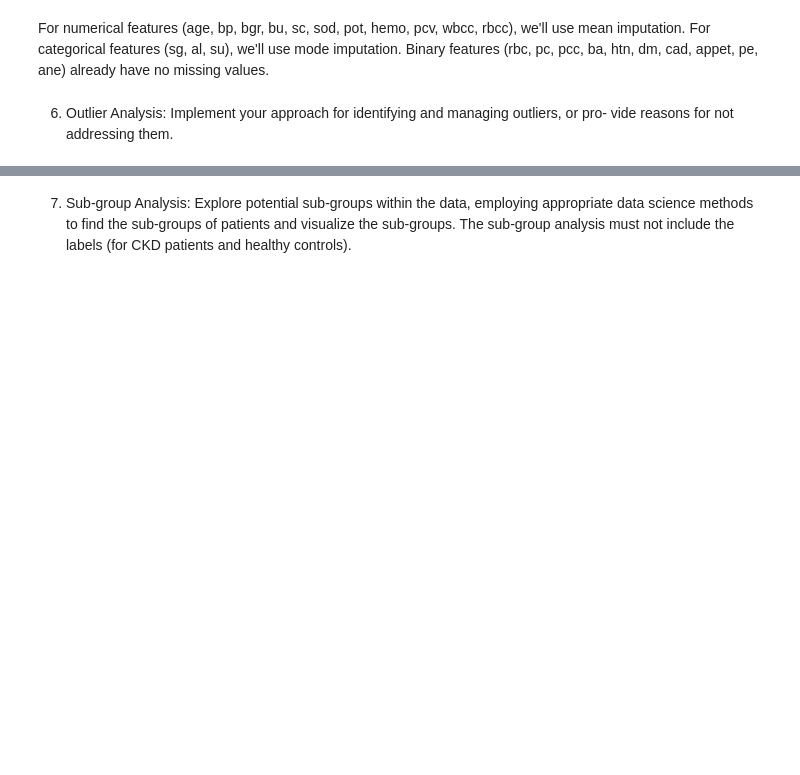
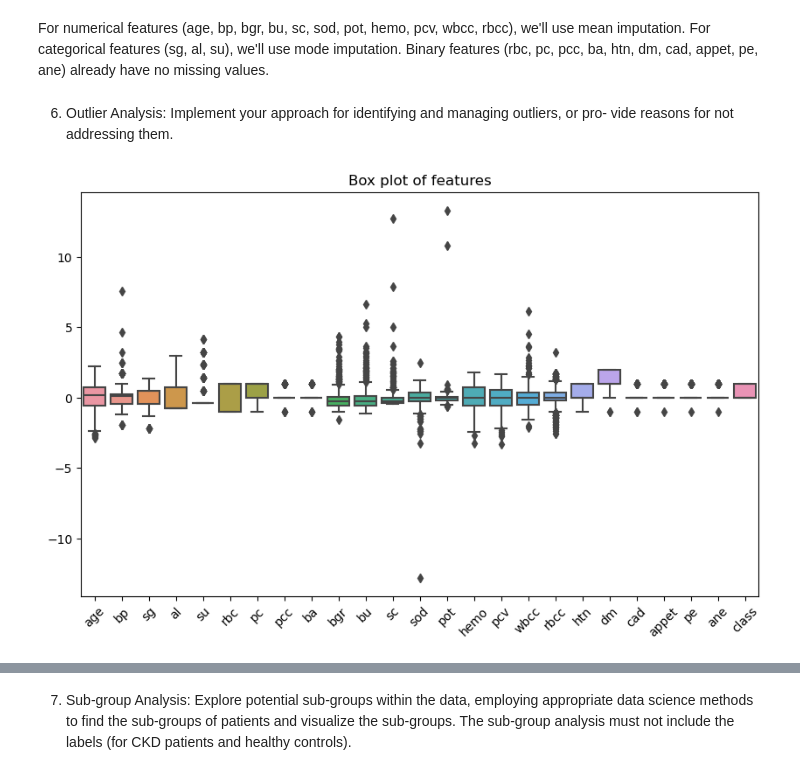
Before and after one commit to JennaOrvitz/Stats3DA3FinalProject, a Jupyter notebook: Stats3DA3.ipynb, the cells around one changed output, grey strips where cells are left out. Cells and saved outputs as stored; diff of their text form; code cells hidden in the pictures; blank space fills up the shorter version.

```diff
--- a/Stats3DA3.ipynb
+++ b/Stats3DA3.ipynb
@@ -356,5 +358,27 @@ Binary features (rbc, pc, pcc, ba, htn, dm, cad, appet, pe, ane) already have no
 # %%
 # I noticed dm has 1s and 2s, so I converted them to 0s and 1s
 # Class has 0s and 2s, so I converted them to 0s and 1s
 df['dm'] = df['dm'].replace({'2':1, '1':0})
 df['class'] = df['class'].replace({2:1})
+
+# Outlier Handling
+
+# Visualize the data using box plots or scatter plots to identify outliers
+plt.figure(figsize=(10, 6))
+sns.boxplot(data=df)
+plt.title('Box plot of features')
+plt.xticks(rotation=45)
+plt.show()
+
+# Outlier Removal
+# Once outliers are identified, we can choose to remove them from the dataset. However, it's crucial
+# to ensure that removal doesn't significantly affect the representativeness of the data.
+
+# Removing outliers based on Z-score
+
+z_scores = zscore(df)
+abs_z_scores = np.abs(z_scores)
+filtered_entries = (abs_z_scores < 3).all(axis=1)
+df = df[filtered_entries]
+# %% [output]
+[figure, added]
```
Also changed, not shown: parts of 10 cells of this notebook.
